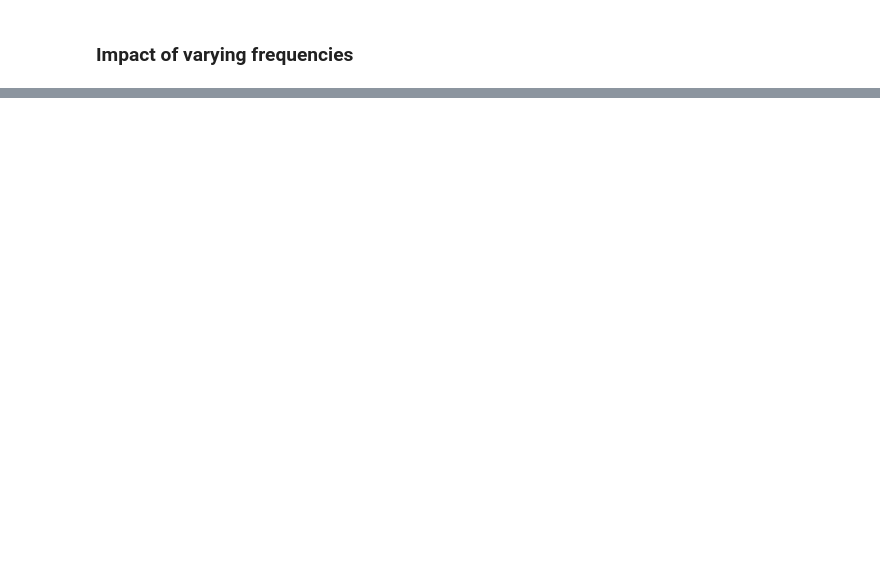
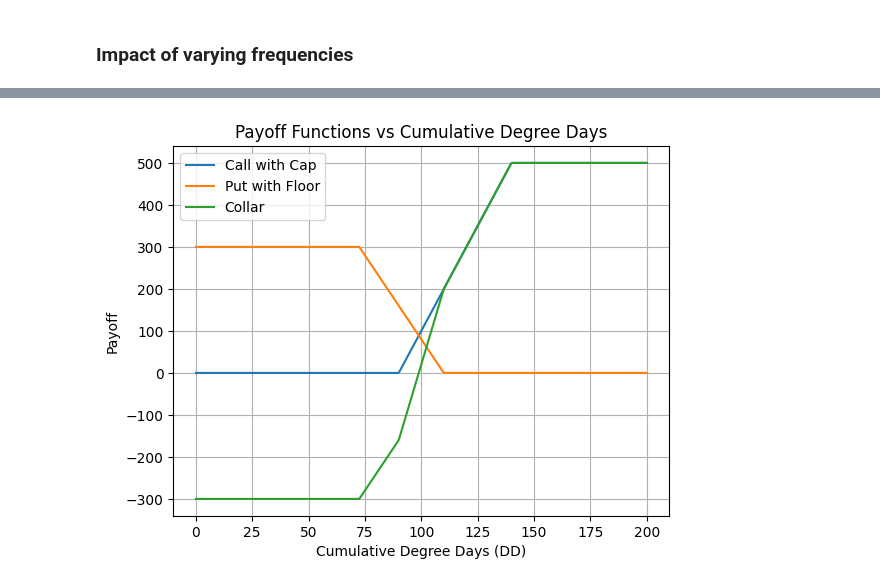
Before and after one commit to GiorgioCampo/CF_Assignment2, a Jupyter notebook: main.ipynb, the cells around one changed output, grey strips where cells are left out. Drawn from its saved outputs; the diff is of its cells as text; code cells hidden in the pictures; blank space fills up the shorter version.

```diff
--- a/main.ipynb
+++ b/main.ipynb
@@ -195,0 +617,34 @@ Frequency       Price (No CV)   Std Err (No CV) Price (CV)      Std Err (CV)
+# %%
+# Define payoff functions
+def call_with_cap(DD, K, alpha, C):
+    payoff = alpha * np.maximum(DD - K, 0.0)
+    return np.minimum(payoff, C)
+
+def put_with_floor(DD, K, alpha, F):
+    payoff = alpha * np.maximum(K - DD, 0.0)
+    return np.minimum(payoff, F)
+
+def collar(DD, K1, alpha, C, K2, beta, F):
+    call_payoff = call_with_cap(DD, K1, alpha, C)
+    put_payoff  = put_with_floor(DD, K2, beta, F)
+    return call_payoff - put_payoff
+
+# Generate DD range and compute payoffs
+DD_range = np.linspace(0, 200, 500)
+call_payoffs = call_with_cap(DD_range, 90, 10, 500)
+put_payoffs = put_with_floor(DD_range, 110, 8, 300)
+collar_payoffs = collar(DD_range, 90, 10, 500, 110, 8, 300)
+
+# Single plot with all payoffs
+plt.figure()
+plt.plot(DD_range, call_payoffs, label='Call with Cap')
+plt.plot(DD_range, put_payoffs, label='Put with Floor')
+plt.plot(DD_range, collar_payoffs, label='Collar')
+plt.title("Payoff Functions vs Cumulative Degree Days")
+plt.xlabel("Cumulative Degree Days (DD)")
+plt.ylabel("Payoff")
+plt.legend()
+plt.grid(True)
+plt.show()
+# %% [output]
+[figure, added]
```
Also changed, not shown: parts of 25 cells of this notebook, 2 other files.
